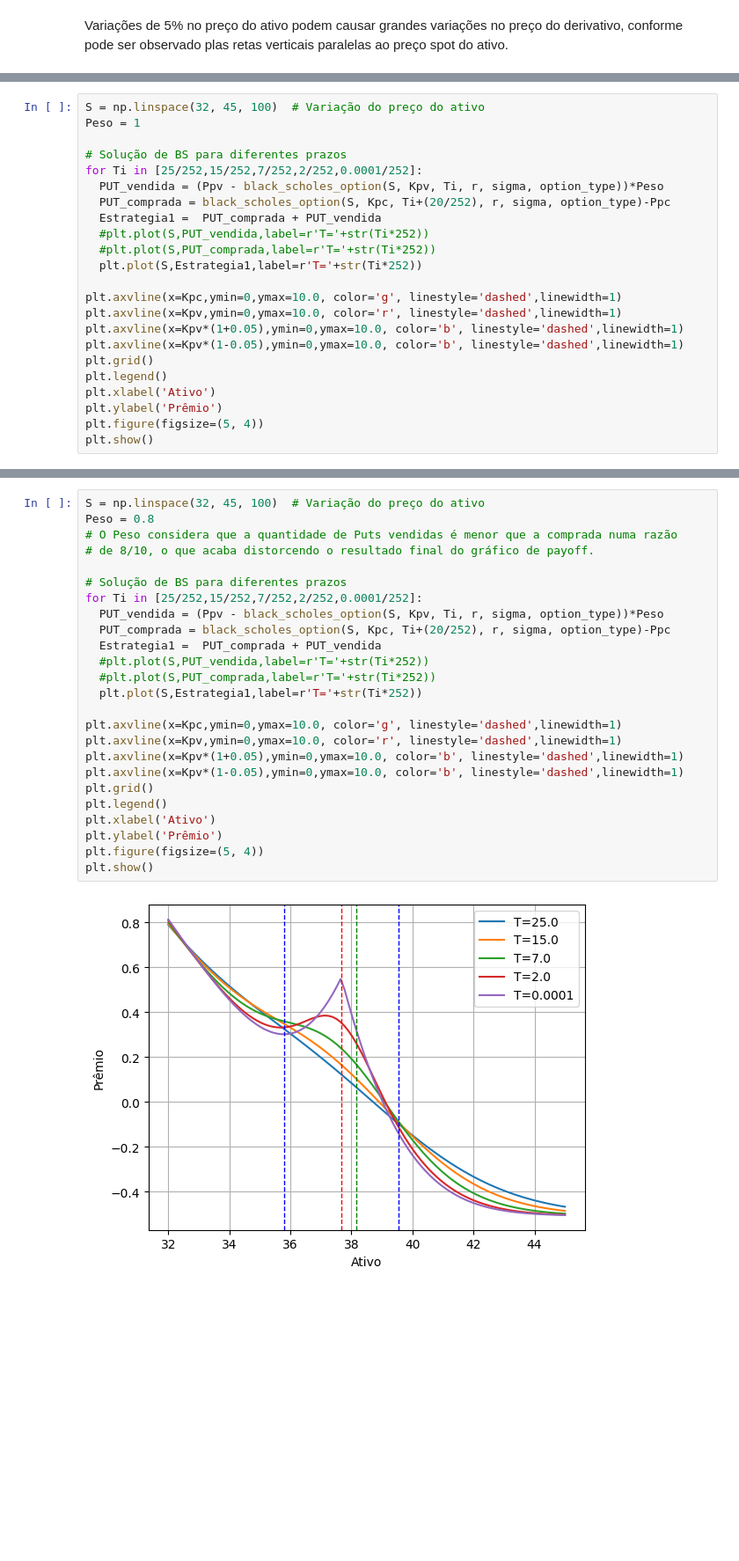
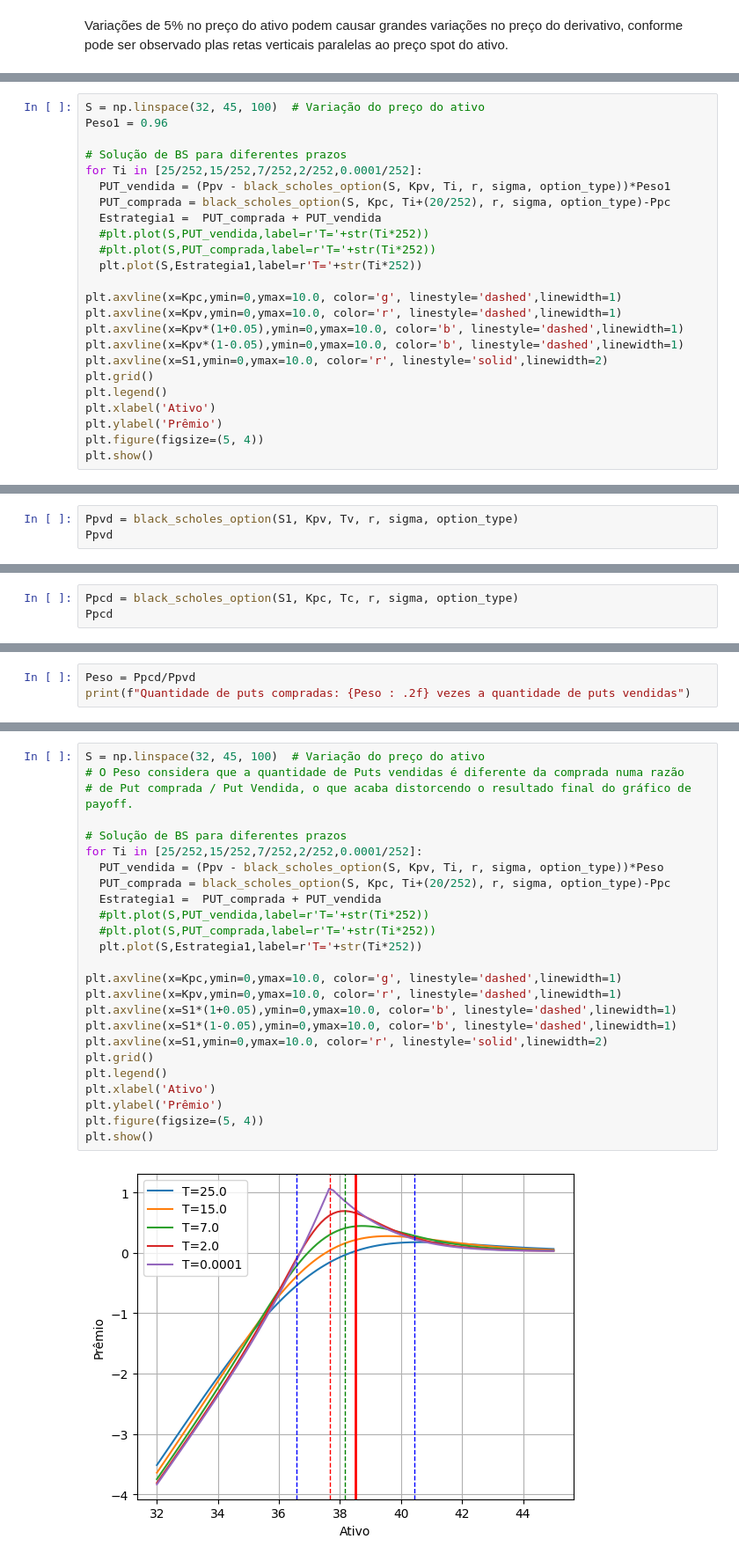
Before and after one commit to Felipe-Pinto/python_para_investimentos, a Jupyter notebook: PUT_Ago_24.ipynb, the cells around one changed output, grey strips where cells are left out. Shown at 88% size. Saved outputs shown, nothing was run; the diff lists cells and outputs as text; blank space fills up the shorter version.

```diff
--- a/PUT_Ago_24.ipynb
+++ b/PUT_Ago_24.ipynb
@@ -210,10 +236,10 @@ Variações de 5% no preço do ativo podem causar grandes variações no preço
 # %%
 S = np.linspace(32, 45, 100)  # Variação do preço do ativo
-Peso = 1
+Peso1 = 0.96
 
 # Solução de BS para diferentes prazos
 for Ti in [25/252,15/252,7/252,2/252,0.0001/252]:
-  PUT_vendida = (Ppv - black_scholes_option(S, Kpv, Ti, r, sigma, option_type))*Peso
+  PUT_vendida = (Ppv - black_scholes_option(S, Kpv, Ti, r, sigma, option_type))*Peso1
   PUT_comprada = black_scholes_option(S, Kpc, Ti+(20/252), r, sigma, option_type)-Ppc
   Estrategia1 =  PUT_comprada + PUT_vendida
   #plt.plot(S,PUT_vendida,label=r'T='+str(Ti*252))
@@ -224,6 +250,7 @@ plt.axvline(x=Kpc,ymin=0,ymax=10.0, color='g', linestyle='dashed',linewidth=1)
 plt.axvline(x=Kpv,ymin=0,ymax=10.0, color='r', linestyle='dashed',linewidth=1)
 plt.axvline(x=Kpv*(1+0.05),ymin=0,ymax=10.0, color='b', linestyle='dashed',linewidth=1)
 plt.axvline(x=Kpv*(1-0.05),ymin=0,ymax=10.0, color='b', linestyle='dashed',linewidth=1)
+plt.axvline(x=S1,ymin=0,ymax=10.0, color='r', linestyle='solid',linewidth=2)
 plt.grid()
 plt.legend()
 plt.xlabel('Ativo')
@@ -238,0 +263,3 @@ Quando o ativo está abaixo de R\$ 32,00 o valores tendem aos -R\$ 0,2 que é a
+# %%
+Ppvd = black_scholes_option(S1, Kpv, Tv, r, sigma, option_type)
+Ppvd
@@ -238,0 +268,3 @@ Quando o ativo está abaixo de R\$ 32,00 o valores tendem aos -R\$ 0,2 que é a
+# %%
+Ppcd = black_scholes_option(S1, Kpc, Tc, r, sigma, option_type)
+Ppcd
@@ -238,0 +273,3 @@ Quando o ativo está abaixo de R\$ 32,00 o valores tendem aos -R\$ 0,2 que é a
+# %%
+Peso = Ppcd/Ppvd
+print(f"Quantidade de puts compradas: {Peso : .2f} vezes a quantidade de puts vendidas")
@@ -239,28 +278,28 @@ Quando o ativo está abaixo de R\$ 32,00 o valores tendem aos -R\$ 0,2 que é a
 # %%
 S = np.linspace(32, 45, 100)  # Variação do preço do ativo
-Peso = 0.8
-# O Peso considera que a quantidade de Puts vendidas é menor que a comprada numa razão
-# de 8/10, o que acaba distorcendo o resultado final do gráfico de payoff.
+# O Peso considera que a quantidade de Puts vendidas é diferente da comprada numa razão
+# de Put comprada / Put Vendida, o que acaba distorcendo o resultado final do gráfico de payoff.
 
 # Solução de BS para diferentes prazos
 for Ti in [25/252,15/252,7/252,2/252,0.0001/252]:
   PUT_vendida = (Ppv - black_scholes_option(S, Kpv, Ti, r, sigma, option_type))*Peso
   PUT_comprada = black_scholes_option(S, Kpc, Ti+(20/252), r, sigma, option_type)-Ppc
   Estrategia1 =  PUT_comprada + PUT_vendida
   #plt.plot(S,PUT_vendida,label=r'T='+str(Ti*252))
   #plt.plot(S,PUT_comprada,label=r'T='+str(Ti*252))
   plt.plot(S,Estrategia1,label=r'T='+str(Ti*252))
 
 plt.axvline(x=Kpc,ymin=0,ymax=10.0, color='g', linestyle='dashed',linewidth=1)
 plt.axvline(x=Kpv,ymin=0,ymax=10.0, color='r', linestyle='dashed',linewidth=1)
-plt.axvline(x=Kpv*(1+0.05),ymin=0,ymax=10.0, color='b', linestyle='dashed',linewidth=1)
-plt.axvline(x=Kpv*(1-0.05),ymin=0,ymax=10.0, color='b', linestyle='dashed',linewidth=1)
+plt.axvline(x=S1*(1+0.05),ymin=0,ymax=10.0, color='b', linestyle='dashed',linewidth=1)
+plt.axvline(x=S1*(1-0.05),ymin=0,ymax=10.0, color='b', linestyle='dashed',linewidth=1)
+plt.axvline(x=S1,ymin=0,ymax=10.0, color='r', linestyle='solid',linewidth=2)
 plt.grid()
 plt.legend()
 plt.xlabel('Ativo')
 plt.ylabel('Prêmio')
 plt.figure(figsize=(5, 4))
 plt.show()
 # %% [output]
-[figure, old version]
+[figure, new version]
 <Figure size 500x400 with 0 Axes>
```
Also changed, not shown: parts of 24 cells of this notebook.
